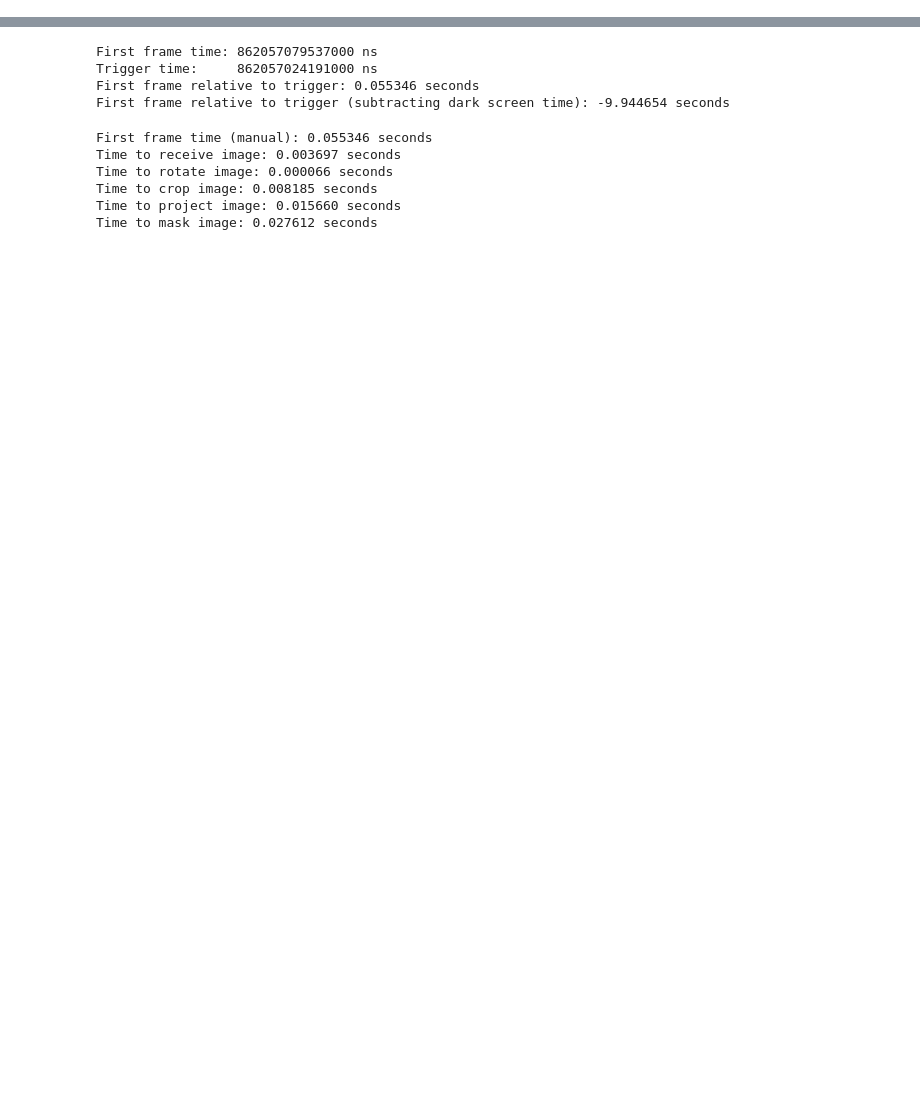
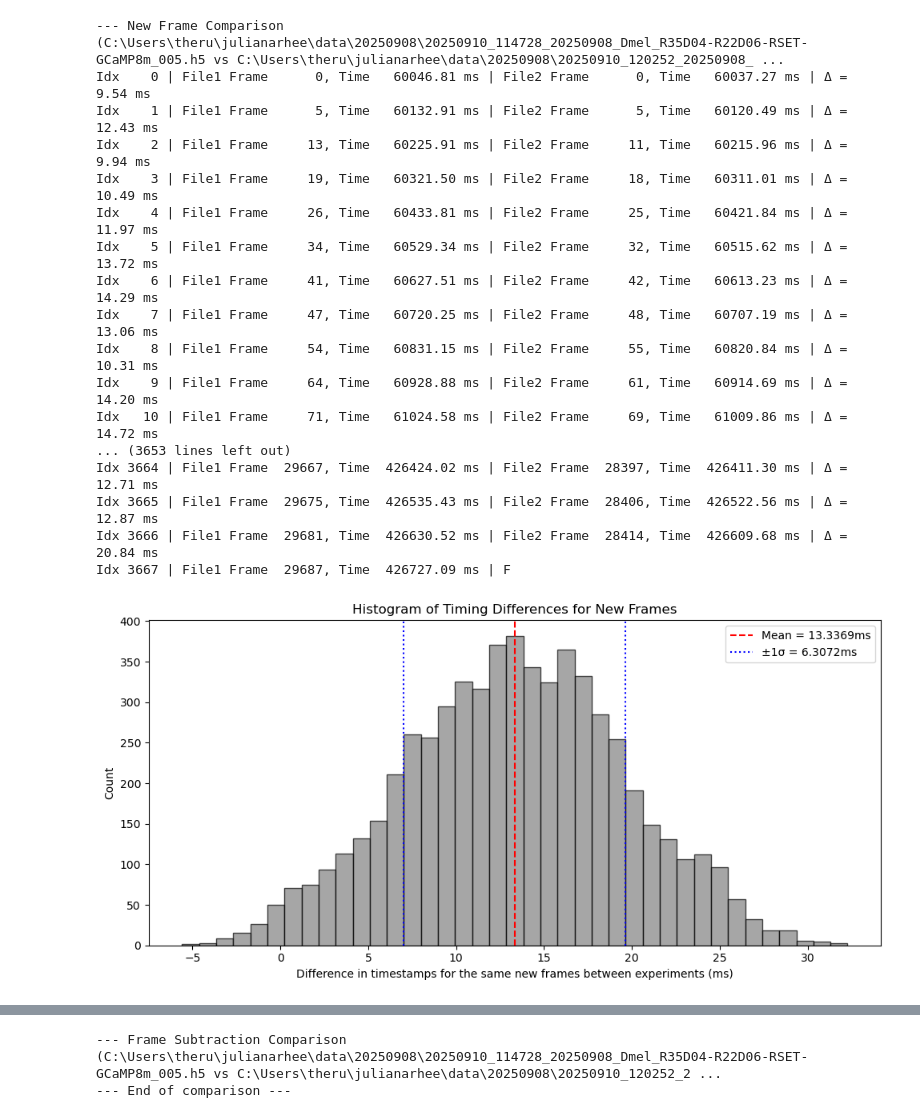
Before and after one commit to rutalaboratory/super_bowl_screen, a Jupyter notebook: Software/hdf5_analysis.ipynb, the cells around one changed output, grey strips where cells are left out. Cells and saved outputs as stored; diff of their text form; code cells hidden in the pictures; blank space fills up the shorter version.

```diff
--- a/Software/hdf5_analysis.ipynb
+++ b/Software/hdf5_analysis.ipynb
@@ -2,17 +2,22 @@
 import analysis
 import os
 # %%
-directory = "C:\\Users\\theru\\jrhee\\data\\20250903"
+directory = "C:\\Users\\theru\\julianarhee\\data\\20250908"
 
-tag_1 = "20250904_094333"
-filename_1 = tag_1 + "_noise_patterns_test_120s.h5"
-filename_2 = "noise_patterns_20250903_085206.h5"
+tag_1 = "20250910_114728"
+tag_2 = "20250910_120252"
+
+filename_1 = tag_1 + "_20250908_Dmel_R35D04-R22D06-RSET-GCaMP8m_005.h5"
+filename_2 = tag_2 + "_20250908_Dmel_R35D04-R22D06-RSET-GCaMP8m_005.h5"
 
 filepath_1 = os.path.join(directory, filename_1)
 filepath_2 = os.path.join(directory, filename_2)
 
 json_filename_1 = tag_1 + "_experiment_config.json"
 json_filepath_1 = os.path.join(directory, json_filename_1)
+
+json_filename_2 = tag_2 + "_experiment_config.json"
+json_filepath_2 = os.path.join(directory, json_filename_2)
 # %%
 # Summarize the file
 analysis.summarize_noise_file(filepath_1)
@@ -29,4 +42,22 @@ print("Handshake timestamps:", handshake_times)
 # %%
-analysis.compare_frame_files(filepath_1, filepath_2)
+analysis.compare_frame_files(filepath_1, filepath_2, json_filepath_1, json_filepath_2)
 # analysis.play_new_frame_comparison(filepath_1, filepath_2, fps=10)
-# analysis.compare_new_frame_images(filepath_1, filepath_2)
+# %% [output]
+--- New Frame Comparison (C:\Users\theru\julianarhee\data\20250908\20250910_114728_20250908_Dmel_R35D04-R22D06-RSET-GCaMP8m_005.h5 vs C:\Users\theru\julianarhee\data\20250908\20250910_120252_20250908_ ...
+Idx    0 | File1 Frame      0, Time   60046.81 ms | File2 Frame      0, Time   60037.27 ms | Δ =     9.54 ms
+Idx    1 | File1 Frame      5, Time   60132.91 ms | File2 Frame      5, Time   60120.49 ms | Δ =    12.43 ms
+Idx    2 | File1 Frame     13, Time   60225.91 ms | File2 Frame     11, Time   60215.96 ms | Δ =     9.94 ms
+Idx    3 | File1 Frame     19, Time   60321.50 ms | File2 Frame     18, Time   60311.01 ms | Δ =    10.49 ms
+Idx    4 | File1 Frame     26, Time   60433.81 ms | File2 Frame     25, Time   60421.84 ms | Δ =    11.97 ms
+Idx    5 | File1 Frame     34, Time   60529.34 ms | File2 Frame     32, Time   60515.62 ms | Δ =    13.72 ms
+Idx    6 | File1 Frame     41, Time   60627.51 ms | File2 Frame     42, Time   60613.23 ms | Δ =    14.29 ms
+Idx    7 | File1 Frame     47, Time   60720.25 ms | File2 Frame     48, Time   60707.19 ms | Δ =    13.06 ms
+Idx    8 | File1 Frame     54, Time   60831.15 ms | File2 Frame     55, Time   60820.84 ms | Δ =    10.31 ms
+Idx    9 | File1 Frame     64, Time   60928.88 ms | File2 Frame     61, Time   60914.69 ms | Δ =    14.20 ms
+Idx   10 | File1 Frame     71, Time   61024.58 ms | File2 Frame     69, Time   61009.86 ms | Δ =    14.72 ms
+... (3653 lines left out)
+Idx 3664 | File1 Frame  29667, Time  426424.02 ms | File2 Frame  28397, Time  426411.30 ms | Δ =    12.71 ms
+Idx 3665 | File1 Frame  29675, Time  426535.43 ms | File2 Frame  28406, Time  426522.56 ms | Δ =    12.87 ms
+Idx 3666 | File1 Frame  29681, Time  426630.52 ms | File2 Frame  28414, Time  426609.68 ms | Δ =    20.84 ms
+Idx 3667 | File1 Frame  29687, Time  426727.09 ms | F
+[figure, added]
@@ -33,37 +66,9 @@ analysis.compare_frame_files(filepath_1, filepath_2)
 # %%
-# analysis.subtract_images(filepath_1, filepath_2)
+analysis.subtract_images(filepath_1, filepath_2)
+# %% [output]
+--- Frame Subtraction Comparison (C:\Users\theru\julianarhee\data\20250908\20250910_114728_20250908_Dmel_R35D04-R22D06-RSET-GCaMP8m_005.h5 vs C:\Users\theru\julianarhee\data\20250908\20250910_120252_2 ...
+--- End of comparison ---
 # %%
 t0, t0_d = analysis.get_first_frame_relative_time(json_filepath_1, filepath_1)
 print(f"First frame relative to trigger: {t0:.6f} seconds")
 print(f"First frame relative to trigger (subtracting dark screen time): {t0_d:.6f} seconds")
-# %% [output]
-First frame time: 862057079537000 ns
-Trigger time:     862057024191000 ns
-First frame relative to trigger: 0.055346 seconds
-First frame relative to trigger (subtracting dark screen time): -9.944654 seconds
-# %%
-tag_1 = "20250904_094333"
-
-trigger_time = 862057024191000
-
-first_frame_time = (862057079537000 - trigger_time) / 1e9
-print(f"First frame time (manual): {first_frame_time:.6f} seconds")
-
-image_received_time =  862057027888400
-image_rotated_time =  862057027954000
-image_cropped_time =  862057036139100
-image_projected_time =  862057051799500
-image_masked_time =  862057079411800
-
-print(f"Time to receive image: {(image_received_time - trigger_time) / 1e9:.6f} seconds")
-print(f"Time to rotate image: {(image_rotated_time - image_received_time) / 1e9:.6f} seconds")
-print(f"Time to crop image: {(image_cropped_time - image_rotated_time)  / 1e9:.6f} seconds")
-print(f"Time to project image: {(image_projected_time - image_cropped_time)  / 1e9:.6f} seconds")
-print(f"Time to mask image: {(image_masked_time - image_projected_time)  / 1e9:.6f} seconds")
-# %% [output]
-First frame time (manual): 0.055346 seconds
-Time to receive image: 0.003697 seconds
-Time to rotate image: 0.000066 seconds
-Time to crop image: 0.008185 seconds
-Time to project image: 0.015660 seconds
-Time to mask image: 0.027612 seconds
```
Also changed, not shown: parts of 5 cells of this notebook, 1 other file.
